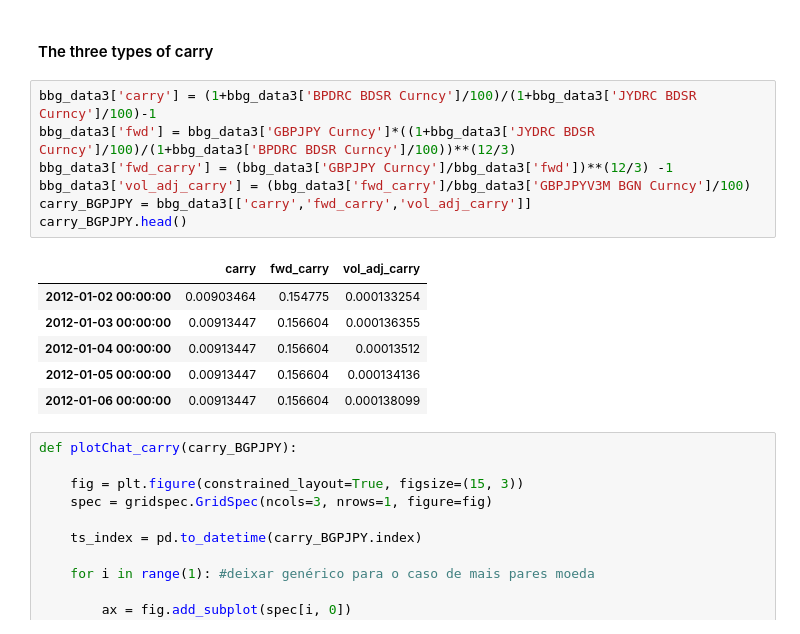
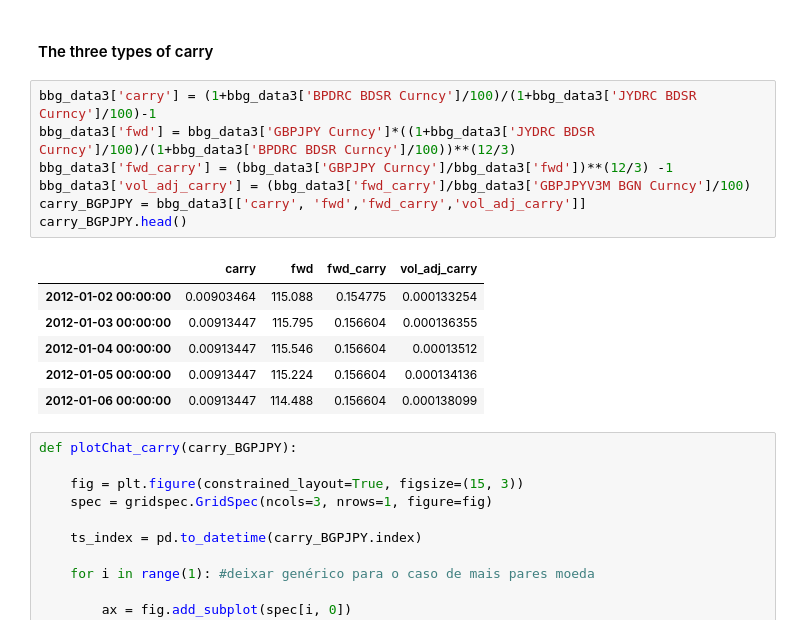
Before and after one commit to ciroduart/FinQuant_FX_PairTrading, a Jupyter notebook: TrabalhoFinal_Trackers_v1.ipynb, the cells around one changed output. Saved outputs shown, nothing was run; the diff lists cells and outputs as text.

```diff
--- a/TrabalhoFinal_Trackers_v1.ipynb
+++ b/TrabalhoFinal_Trackers_v1.ipynb
@@ -243,17 +243,17 @@ bbg_data3 = bbg.fetch_series(securities=tickers_GBPJPY,fields='PX_LAST', startda
 # %%
 bbg_data3['carry'] = (1+bbg_data3['BPDRC BDSR Curncy']/100)/(1+bbg_data3['JYDRC BDSR Curncy']/100)-1
 bbg_data3['fwd'] = bbg_data3['GBPJPY Curncy']*((1+bbg_data3['JYDRC BDSR Curncy']/100)/(1+bbg_data3['BPDRC BDSR Curncy']/100))**(12/3)
 bbg_data3['fwd_carry'] = (bbg_data3['GBPJPY Curncy']/bbg_data3['fwd'])**(12/3) -1
 bbg_data3['vol_adj_carry'] = (bbg_data3['fwd_carry']/bbg_data3['GBPJPYV3M BGN Curncy']/100)
-carry_BGPJPY = bbg_data3[['carry','fwd_carry','vol_adj_carry']]
+carry_BGPJPY = bbg_data3[['carry', 'fwd','fwd_carry','vol_adj_carry']]
 carry_BGPJPY.head()
 # %% [output]
-|  | carry | fwd_carry | vol_adj_carry |
-| 2012-01-02 00:00:00 | 0.00903464 | 0.154775 | 0.000133254 |
-| 2012-01-03 00:00:00 | 0.00913447 | 0.156604 | 0.000136355 |
-| 2012-01-04 00:00:00 | 0.00913447 | 0.156604 | 0.00013512 |
-| 2012-01-05 00:00:00 | 0.00913447 | 0.156604 | 0.000134136 |
-| 2012-01-06 00:00:00 | 0.00913447 | 0.156604 | 0.000138099 |
+|  | carry | fwd | fwd_carry | vol_adj_carry |
+| 2012-01-02 00:00:00 | 0.00903464 | 115.088 | 0.154775 | 0.000133254 |
+| 2012-01-03 00:00:00 | 0.00913447 | 115.795 | 0.156604 | 0.000136355 |
+| 2012-01-04 00:00:00 | 0.00913447 | 115.546 | 0.156604 | 0.00013512 |
+| 2012-01-05 00:00:00 | 0.00913447 | 115.224 | 0.156604 | 0.000134136 |
+| 2012-01-06 00:00:00 | 0.00913447 | 114.488 | 0.156604 | 0.000138099 |
 # %%
 def plotChat_carry(carry_BGPJPY):
 
```
Also changed, not shown: parts of 1 cell of this notebook.
